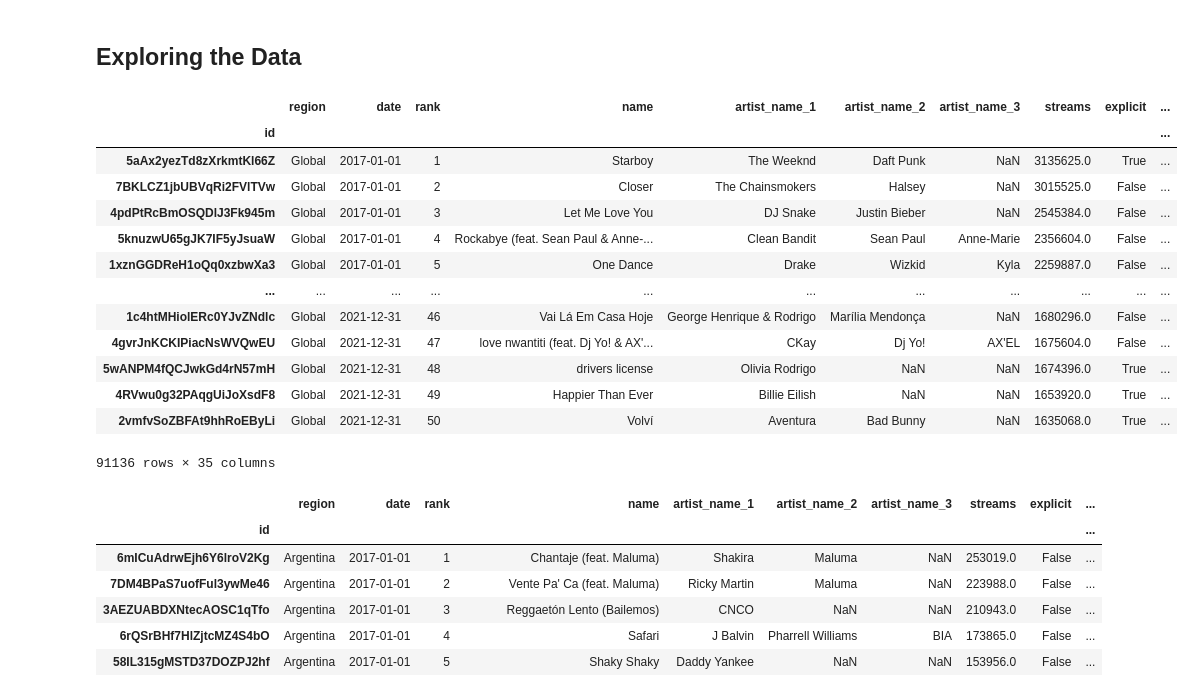
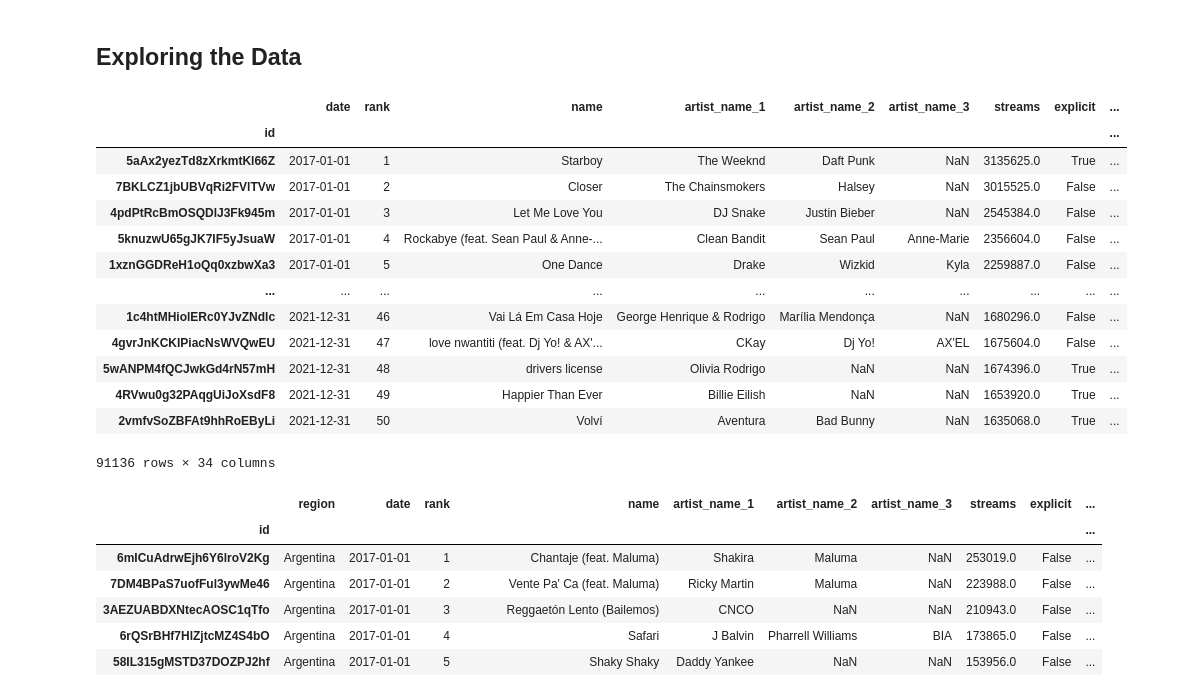
Before and after one commit to Sejmou/exploring-spotify-charts, a Jupyter notebook: data_exploration_and_crawling/exploring_merged_chart_and_track_data.ipynb, the cells around one changed output. Saved outputs shown, nothing was run; the diff lists cells and outputs as text; code cells hidden in the pictures.

```diff
--- a/data_exploration_and_crawling/exploring_merged_chart_and_track_data.ipynb
+++ b/data_exploration_and_crawling/exploring_merged_chart_and_track_data.ipynb
@@ -168,21 +168,21 @@ plt.show()
 # %% [markdown]
 ## Exploring the Data
 # %%
-global_charts = track_charts[track_charts.region == "Global"]
+global_charts = track_charts[track_charts.region == "Global"].drop(columns="region")
 global_charts
 # %% [output]
-|  | region | date | rank | name | artist_name_1 | artist_name_2 | artist_name_3 | streams | explicit | ... |
-| id |  |  |  |  |  |  |  |  |  | ... |
-| 5aAx2yezTd8zXrkmtKl66Z | Global | 2017-01-01 | 1 | Starboy | The Weeknd | Daft Punk | NaN | 3135625.0 | True | ... |
-| 7BKLCZ1jbUBVqRi2FVlTVw | Global | 2017-01-01 | 2 | Closer | The Chainsmokers | Halsey | NaN | 3015525.0 | False | ... |
-| 4pdPtRcBmOSQDlJ3Fk945m | Global | 2017-01-01 | 3 | Let Me Love You | DJ Snake | Justin Bieber | NaN | 2545384.0 | False | ... |
-| 5knuzwU65gJK7IF5yJsuaW | Global | 2017-01-01 | 4 | Rockabye (feat. Sean Paul & Anne-... | Clean Bandit | Sean Paul | Anne-Marie | 2356604.0 | False | ... |
-| 1xznGGDReH1oQq0xzbwXa3 | Global | 2017-01-01 | 5 | One Dance | Drake | Wizkid | Kyla | 2259887.0 | False | ... |
-| ... | ... | ... | ... | ... | ... | ... | ... | ... | ... | ... |
-| 1c4htMHiolERc0YJvZNdlc | Global | 2021-12-31 | 46 | Vai Lá Em Casa Hoje | George Henrique & Rodrigo | Marília Mendonça | NaN | 1680296.0 | False | ... |
-| 4gvrJnKCKIPiacNsWVQwEU | Global | 2021-12-31 | 47 | love nwantiti (feat. Dj Yo! & AX'... | CKay | Dj Yo! | AX'EL | 1675604.0 | False | ... |
-| 5wANPM4fQCJwkGd4rN57mH | Global | 2021-12-31 | 48 | drivers license | Olivia Rodrigo | NaN | NaN | 1674396.0 | True | ... |
-| 4RVwu0g32PAqgUiJoXsdF8 | Global | 2021-12-31 | 49 | Happier Than Ever | Billie Eilish | NaN | NaN | 1653920.0 | True | ... |
-| 2vmfvSoZBFAt9hhRoEByLi | Global | 2021-12-31 | 50 | Volví | Aventura | Bad Bunny | NaN | 1635068.0 | True | ... |
+|  | date | rank | name | artist_name_1 | artist_name_2 | artist_name_3 | streams | explicit | ... |
+| id |  |  |  |  |  |  |  |  | ... |
+| 5aAx2yezTd8zXrkmtKl66Z | 2017-01-01 | 1 | Starboy | The Weeknd | Daft Punk | NaN | 3135625.0 | True | ... |
+| 7BKLCZ1jbUBVqRi2FVlTVw | 2017-01-01 | 2 | Closer | The Chainsmokers | Halsey | NaN | 3015525.0 | False | ... |
+| 4pdPtRcBmOSQDlJ3Fk945m | 2017-01-01 | 3 | Let Me Love You | DJ Snake | Justin Bieber | NaN | 2545384.0 | False | ... |
+| 5knuzwU65gJK7IF5yJsuaW | 2017-01-01 | 4 | Rockabye (feat. Sean Paul & Anne-... | Clean Bandit | Sean Paul | Anne-Marie | 2356604.0 | False | ... |
+| 1xznGGDReH1oQq0xzbwXa3 | 2017-01-01 | 5 | One Dance | Drake | Wizkid | Kyla | 2259887.0 | False | ... |
+| ... | ... | ... | ... | ... | ... | ... | ... | ... | ... |
+| 1c4htMHiolERc0YJvZNdlc | 2021-12-31 | 46 | Vai Lá Em Casa Hoje | George Henrique & Rodrigo | Marília Mendonça | NaN | 1680296.0 | False | ... |
+| 4gvrJnKCKIPiacNsWVQwEU | 2021-12-31 | 47 | love nwantiti (feat. Dj Yo! & AX'... | CKay | Dj Yo! | AX'EL | 1675604.0 | False | ... |
+| 5wANPM4fQCJwkGd4rN57mH | 2021-12-31 | 48 | drivers license | Olivia Rodrigo | NaN | NaN | 1674396.0 | True | ... |
+| 4RVwu0g32PAqgUiJoXsdF8 | 2021-12-31 | 49 | Happier Than Ever | Billie Eilish | NaN | NaN | 1653920.0 | True | ... |
+| 2vmfvSoZBFAt9hhRoEByLi | 2021-12-31 | 50 | Volví | Aventura | Bad Bunny | NaN | 1635068.0 | True | ... |
-91136 rows × 35 columns
+91136 rows × 34 columns
 # %%
```
Also changed, not shown: parts of 10 cells of this notebook.
